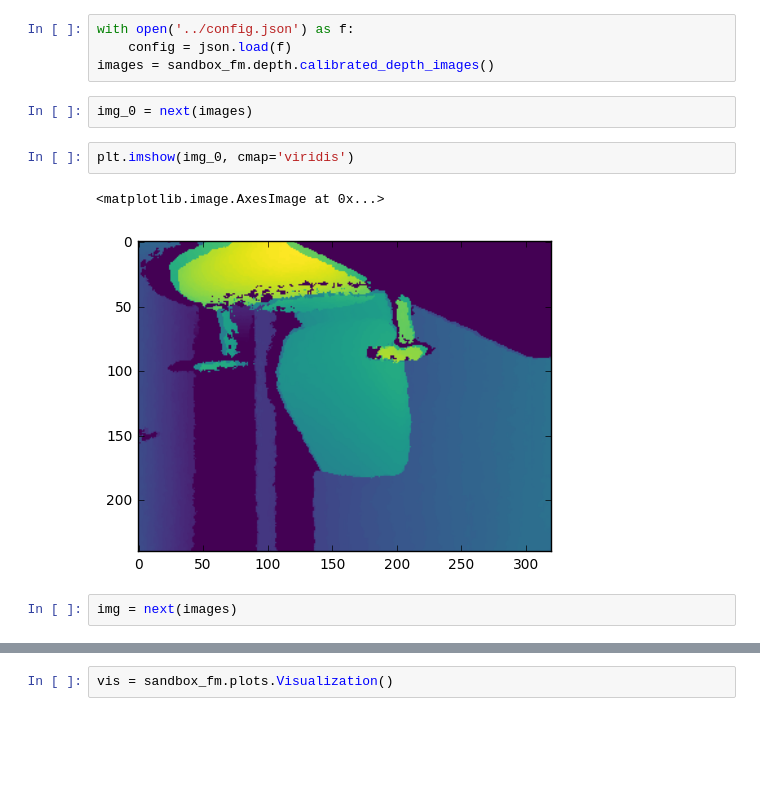
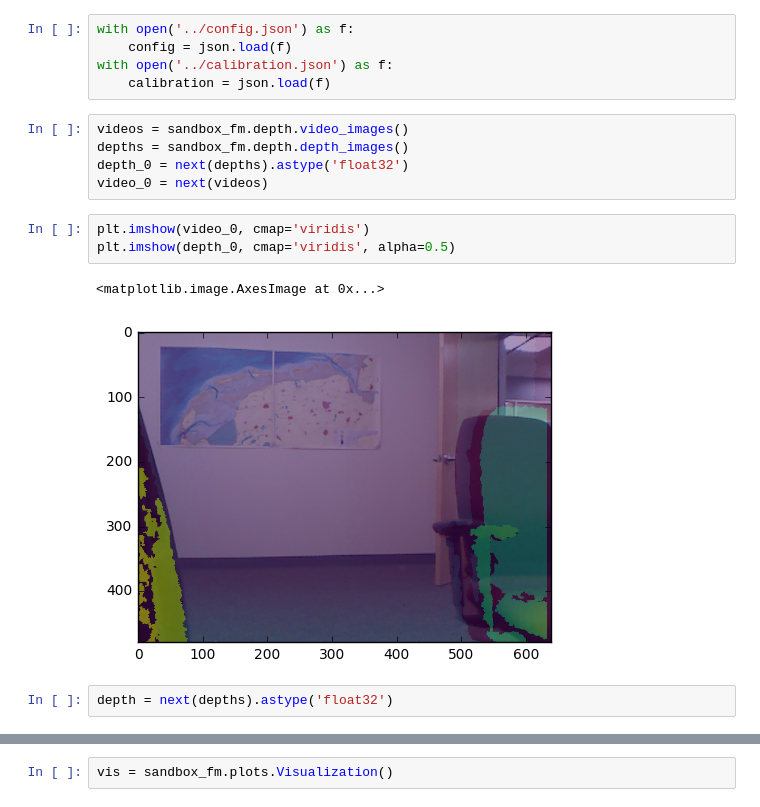
Before and after one commit to openearth/sandbox-fm, a Jupyter notebook: notebooks/coupling.ipynb, the cells around one changed output, grey strips where cells are left out. Cells and saved outputs as stored; diff of their text form; blank space fills up the shorter version.

```diff
--- a/notebooks/coupling.ipynb
+++ b/notebooks/coupling.ipynb
@@ -17,13 +20,18 @@ import cv2
 # %%
 with open('../config.json') as f:
     config = json.load(f)
-images = sandbox_fm.depth.calibrated_depth_images()
+with open('../calibration.json') as f:
+    calibration = json.load(f)
-# %%
-img_0 = next(images)
-# %%
-plt.imshow(img_0, cmap='viridis')
-# %% [output]
-<matplotlib.image.AxesImage at 0x...>
-[figure, removed]
-# %%
-img = next(images)
+# %%
+videos = sandbox_fm.depth.video_images()
+depths = sandbox_fm.depth.depth_images()
+depth_0 = next(depths).astype('float32')
+video_0 = next(videos)
+# %%
+plt.imshow(video_0, cmap='viridis')
+plt.imshow(depth_0, cmap='viridis', alpha=0.5)
+# %% [output]
+<matplotlib.image.AxesImage at 0x...>
+[figure, added]
+# %%
+depth = next(depths).astype('float32')
```
Also changed, not shown: parts of 27 cells of this notebook, 6 other files.
